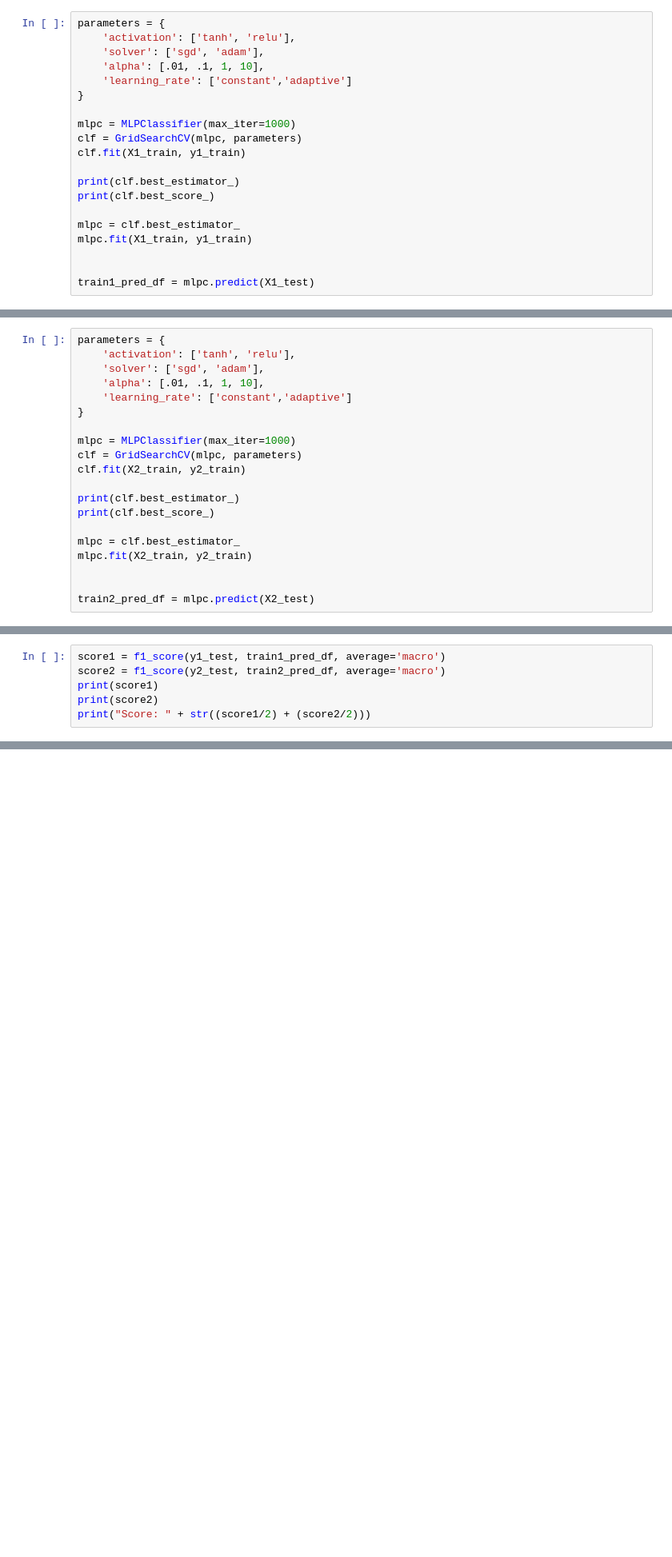
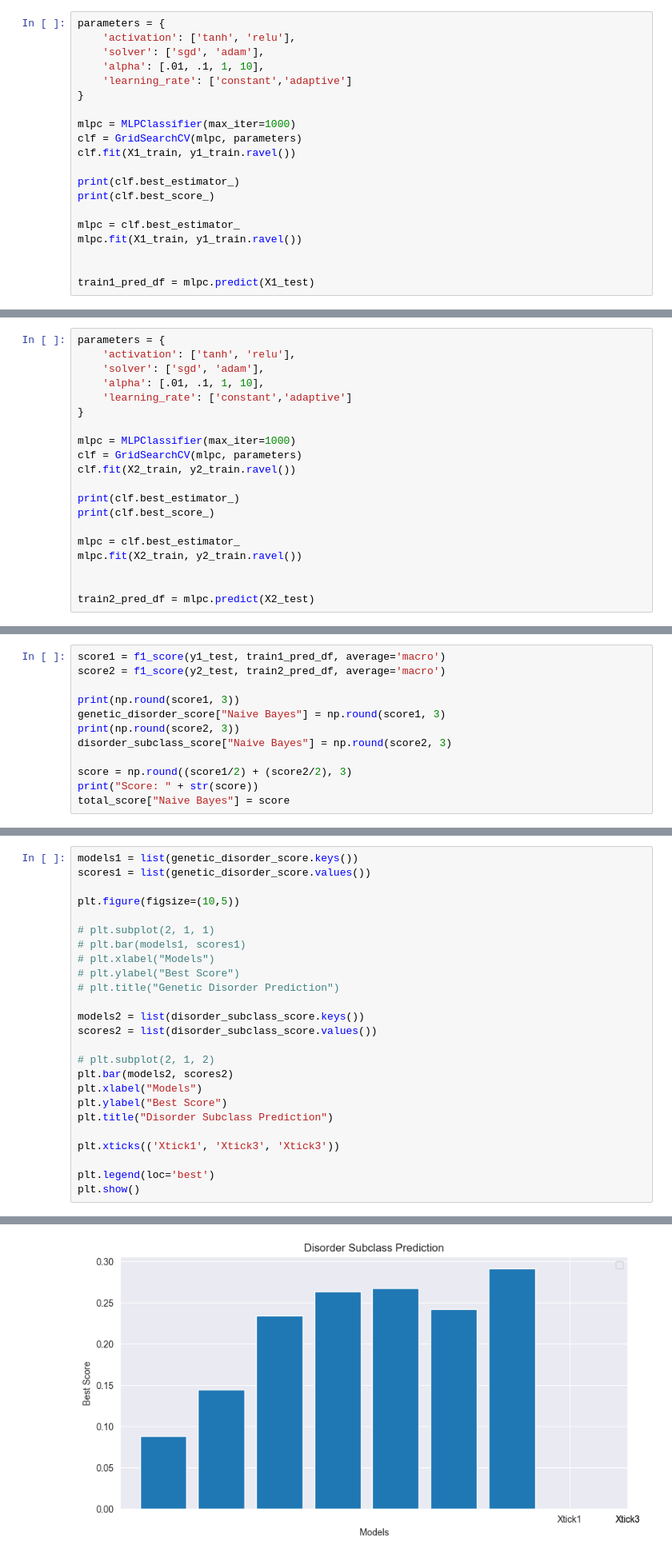
Before and after one commit to poissantk/Genetic-Disorder-Prediction, a Jupyter notebook: genetic disorders.ipynb, the cells around one changed output, grey strips where cells are left out. Shown: that part at 80% size. Drawn from its saved outputs; the diff is of its cells as text; blank space fills up the shorter version.

```diff
--- a/genetic disorders.ipynb
+++ b/genetic disorders.ipynb
@@ -828,13 +847,13 @@ parameters = {
 
 mlpc = MLPClassifier(max_iter=1000)
 clf = GridSearchCV(mlpc, parameters)
-clf.fit(X1_train, y1_train)
+clf.fit(X1_train, y1_train.ravel())
 
 print(clf.best_estimator_)
 print(clf.best_score_)
 
 mlpc = clf.best_estimator_
-mlpc.fit(X1_train, y1_train)
+mlpc.fit(X1_train, y1_train.ravel())
 
 
 train1_pred_df = mlpc.predict(X1_test)
@@ -852,13 +870,13 @@ parameters = {
 
 mlpc = MLPClassifier(max_iter=1000)
 clf = GridSearchCV(mlpc, parameters)
-clf.fit(X2_train, y2_train)
+clf.fit(X2_train, y2_train.ravel())
 
 print(clf.best_estimator_)
 print(clf.best_score_)
 
 mlpc = clf.best_estimator_
-mlpc.fit(X2_train, y2_train)
+mlpc.fit(X2_train, y2_train.ravel())
 
 
 train2_pred_df = mlpc.predict(X2_test)
@@ -889,7 +913,13 @@ train2_pred_df = gnbc.predict(X2_test)
 # %%
 score1 = f1_score(y1_test, train1_pred_df, average='macro')
 score2 = f1_score(y2_test, train2_pred_df, average='macro')
-print(score1)
-print(score2)
-print("Score: " + str((score1/2) + (score2/2)))
+
+print(np.round(score1, 3))
+genetic_disorder_score["Naive Bayes"] = np.round(score1, 3)
+print(np.round(score2, 3))
+disorder_subclass_score["Naive Bayes"] = np.round(score2, 3)
+
+score = np.round((score1/2) + (score2/2), 3)
+print("Score: " + str(score))
+total_score["Naive Bayes"] = score
 # %% [output]
@@ -908,0 +929,26 @@ Score: 0.34217268132833906
+# %%
+models1 = list(genetic_disorder_score.keys())
+scores1 = list(genetic_disorder_score.values())
+
+plt.figure(figsize=(10,5))
+
+# plt.subplot(2, 1, 1)
+# plt.bar(models1, scores1)
+# plt.xlabel("Models")
+# plt.ylabel("Best Score")
+# plt.title("Genetic Disorder Prediction")
+
+models2 = list(disorder_subclass_score.keys())
+scores2 = list(disorder_subclass_score.values())
+
+# plt.subplot(2, 1, 2)
+plt.bar(models2, scores2)
+plt.xlabel("Models")
+plt.ylabel("Best Score")
+plt.title("Disorder Subclass Prediction")
+
+plt.xticks(('Xtick1', 'Xtick3', 'Xtick3'))
+
+plt.legend(loc='best')
+plt.show()
+# %% [output]
@@ -908,0 +956 @@ Score: 0.34217268132833906
+[figure, added]
```
Also changed, not shown: parts of 24 cells of this notebook.
